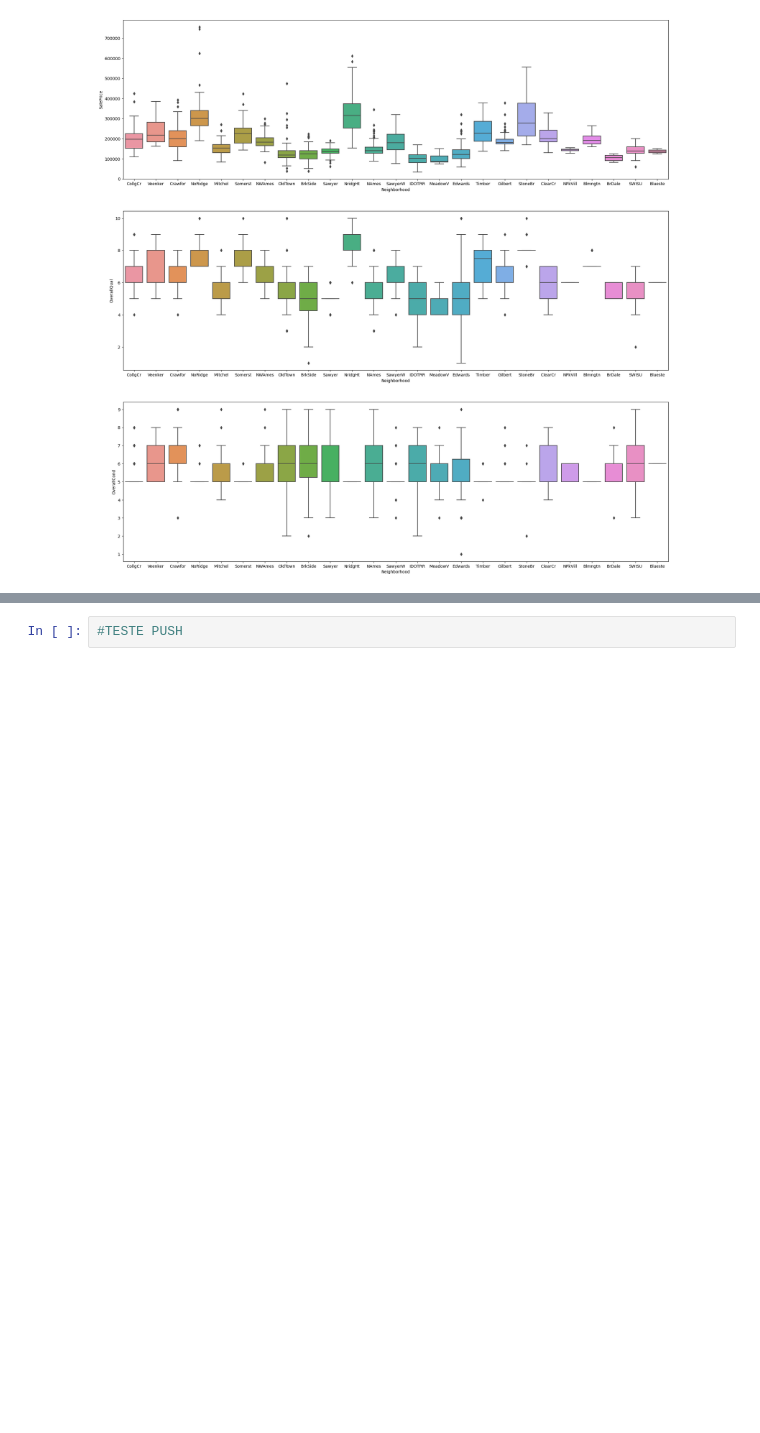
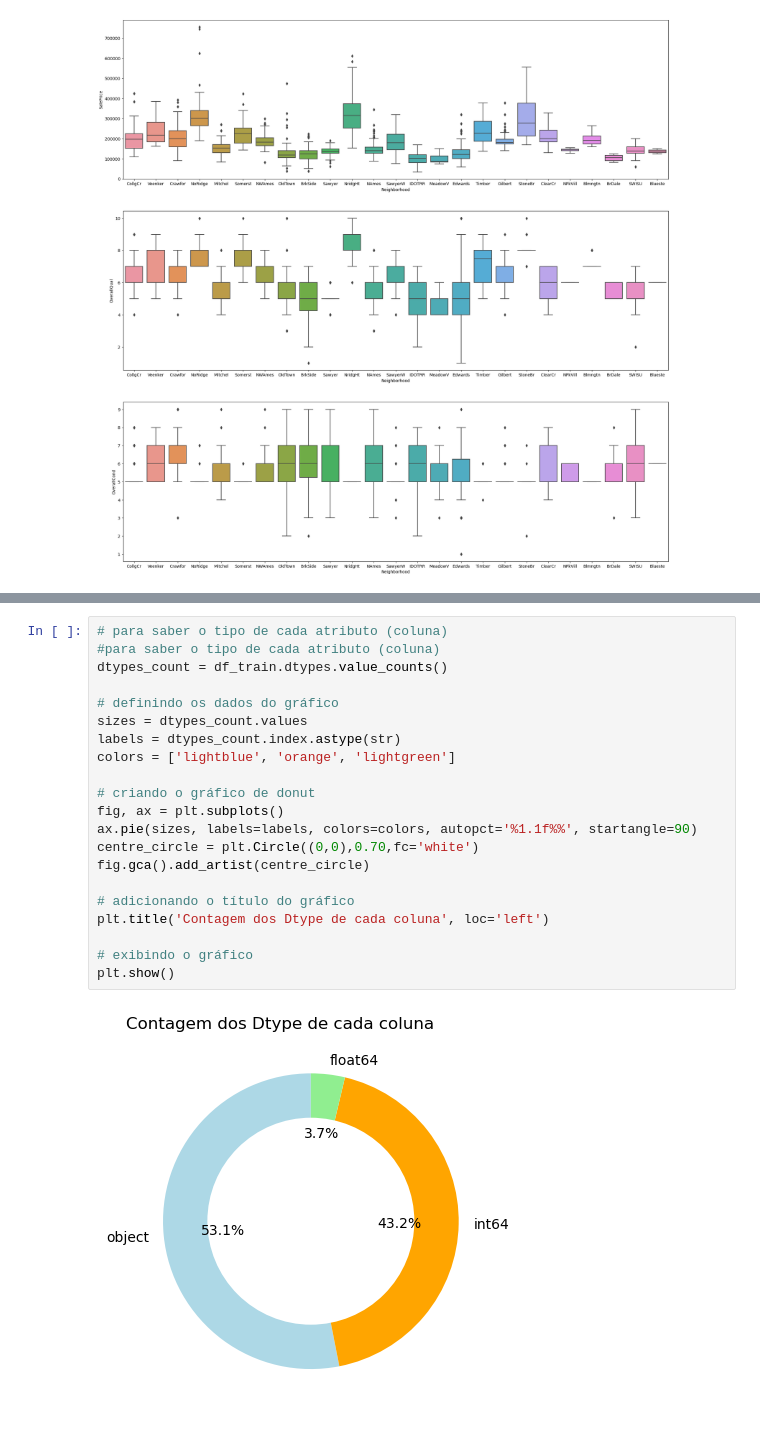
Before and after one commit to viniciusparede/house-prices-prediction-ppgia, a Jupyter notebook: notebooks/eda.ipynb, the cells around one changed output, grey strips where cells are left out. Cells and saved outputs as stored; diff of their text form; blank space fills up the shorter version.

```diff
--- a/notebooks/eda.ipynb
+++ b/notebooks/eda.ipynb
@@ -365,5 +271,26 @@ sns.heatmap(correlation, vmin=-1, vmax=1, annot=True)
 # %% [output]
 <AxesSubplot:>
 [figure]
-# %%
-#TESTE PUSH
+# %%
+# para saber o tipo de cada atributo (coluna)
+#para saber o tipo de cada atributo (coluna)
+dtypes_count = df_train.dtypes.value_counts()
+
+# definindo os dados do gráfico
+sizes = dtypes_count.values
+labels = dtypes_count.index.astype(str)
+colors = ['lightblue', 'orange', 'lightgreen']
+
+# criando o gráfico de donut
+fig, ax = plt.subplots()
+ax.pie(sizes, labels=labels, colors=colors, autopct='%1.1f%%', startangle=90)
+centre_circle = plt.Circle((0,0),0.70,fc='white')
+fig.gca().add_artist(centre_circle)
+
+# adicionando o título do gráfico
+plt.title('Contagem dos Dtype de cada coluna', loc='left')
+
+# exibindo o gráfico
+plt.show()
+# %% [output]
+[figure, added]
```
Also changed, not shown: parts of 10 cells of this notebook.
